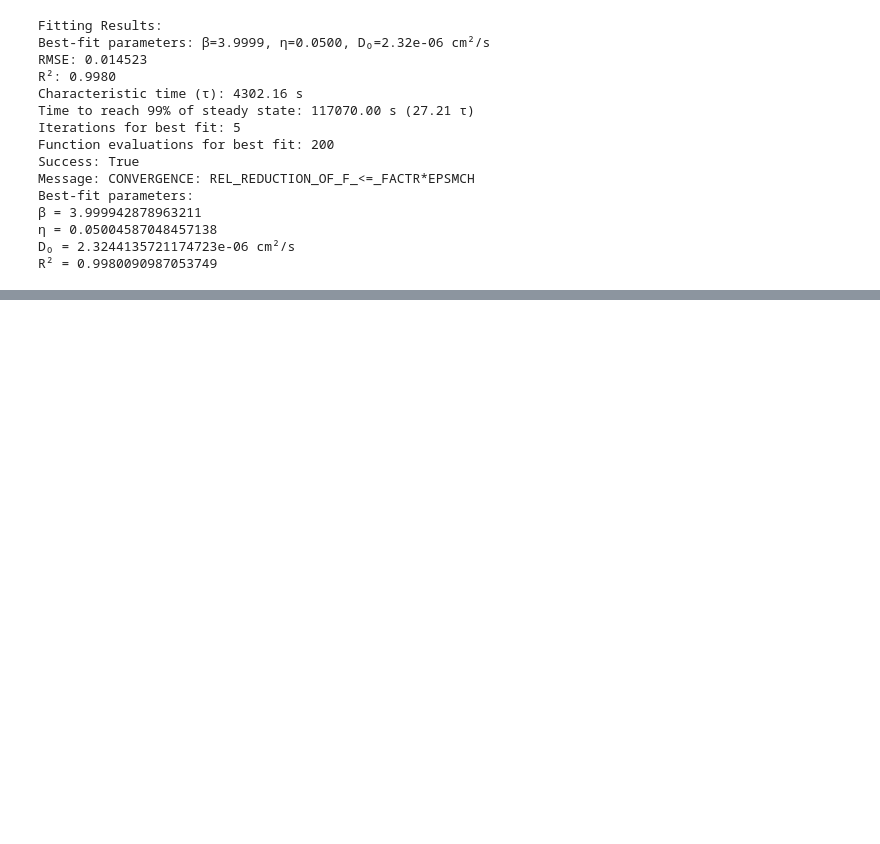
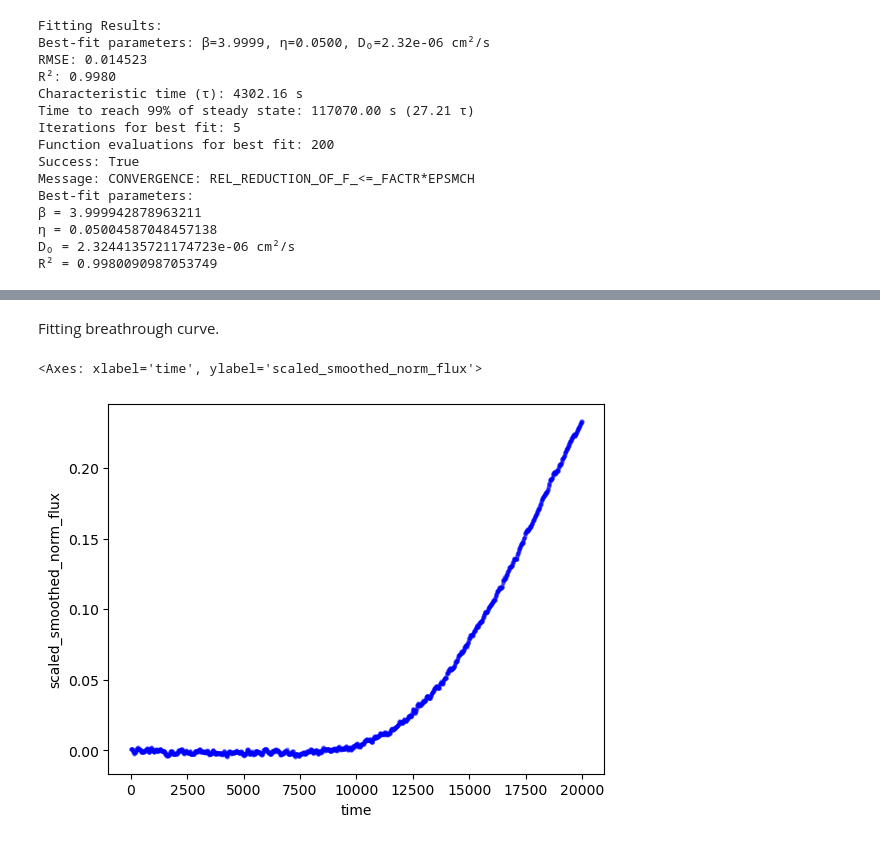
Before and after one commit to louis-sh-nguyen/object-oriented-pemeation-analysis, a Jupyter notebook: notebooks/new_fvt_model.ipynb, the cells around one changed output, grey strips where cells are left out. Drawn from its saved outputs; the diff is of its cells as text; code cells hidden in the pictures; blank space fills up the shorter version.

```diff
--- a/notebooks/new_fvt_model.ipynb
+++ b/notebooks/new_fvt_model.ipynb
@@ -867,0 +876,9 @@ flux_df, exp_df = compare_model_exp(exp_data['time'], exp_data['scaled_smoothed_
+# %% [markdown]
+Fitting breathrough curve.
+# %%
+# Filter data in brekathrough region for fitting
+fit_data_trimmed = exp_data.loc[exp_data['time'] <= 20e3]
+fit_data_trimmed.plot(x='time', y='scaled_smoothed_norm_flux', kind='scatter', s=5, color='blue', alpha=0.3)
+# %% [output]
+<Axes: xlabel='time', ylabel='scaled_smoothed_norm_flux'>
+[figure, added]
```
Also changed, not shown: parts of 9 cells of this notebook.
